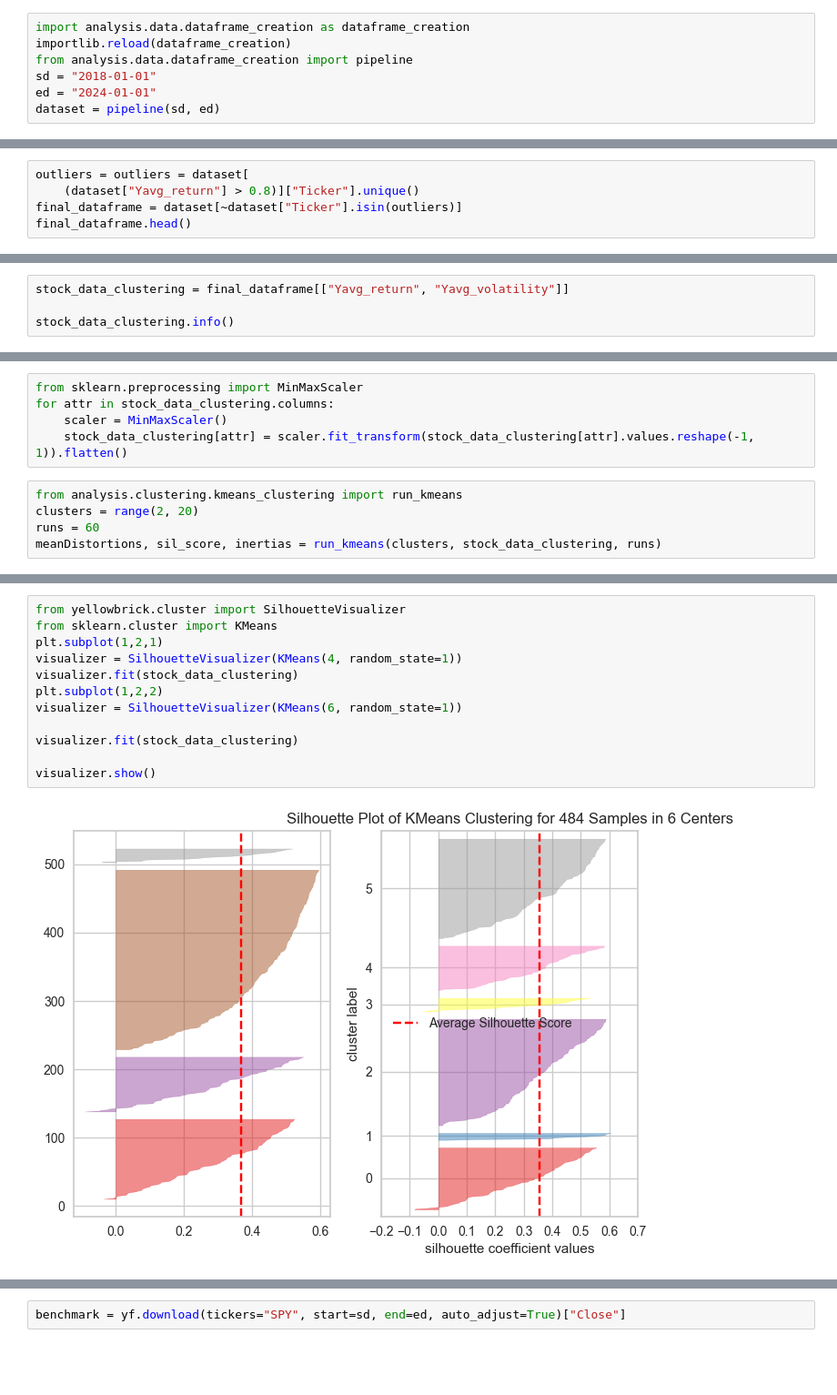
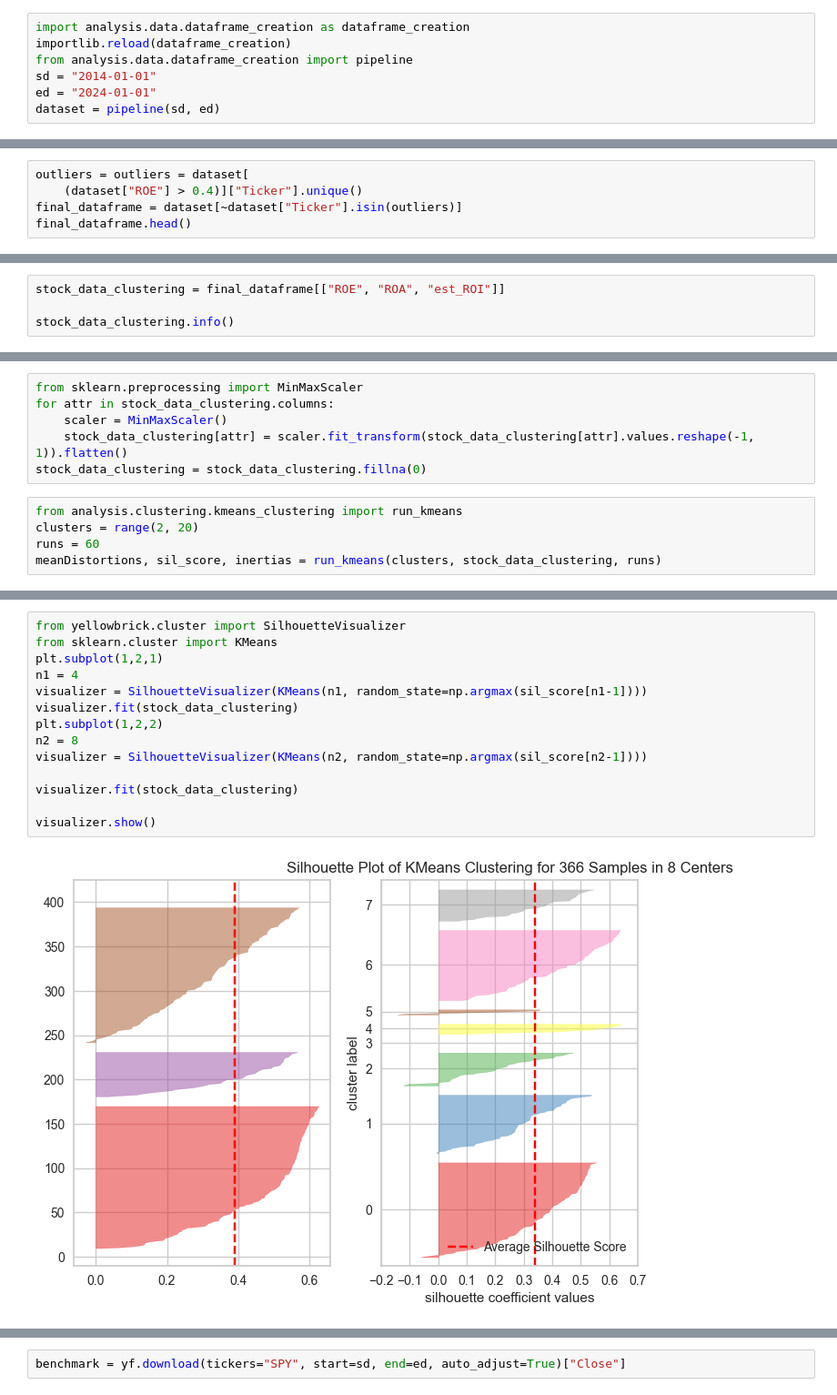
Before and after one commit to mitchchessnoob/portfolio_optimization, a Jupyter notebook: analysis/kmeans_RRR.ipynb, the cells around one changed output, grey strips where cells are left out. Shown at 91% size. Saved outputs shown, nothing was run; the diff lists cells and outputs as text; blank space fills up the shorter version.

```diff
--- a/analysis/kmeans_RRR.ipynb
+++ b/analysis/kmeans_RRR.ipynb
@@ -10,7 +10,7 @@ warnings.filterwarnings('ignore')
 import analysis.data.dataframe_creation as dataframe_creation
 importlib.reload(dataframe_creation)
 from analysis.data.dataframe_creation import pipeline
-sd = "2018-01-01"
+sd = "2014-01-01"
 ed = "2024-01-01"
 dataset = pipeline(sd, ed)
 # %% [output]
@@ -50,6 +50,6 @@ plt.show()
 # %%
 outliers = outliers = dataset[
-    (dataset["Yavg_return"] > 0.8)]["Ticker"].unique()
+    (dataset["ROE"] > 0.4)]["Ticker"].unique()
 final_dataframe = dataset[~dataset["Ticker"].isin(outliers)]
 final_dataframe.head()
 # %% [output]
@@ -62,5 +63,5 @@ final_dataframe.head()
 # %%
-stock_data_clustering = final_dataframe[["Yavg_return",	"Yavg_volatility"]]
+stock_data_clustering = final_dataframe[["ROE",	"ROA", "est_ROI"]]
 
 stock_data_clustering.info()
 # %% [output]
@@ -78,6 +80,7 @@ from sklearn.preprocessing import MinMaxScaler
 for attr in stock_data_clustering.columns:
     scaler = MinMaxScaler()
     stock_data_clustering[attr] = scaler.fit_transform(stock_data_clustering[attr].values.reshape(-1, 1)).flatten()
+stock_data_clustering = stock_data_clustering.fillna(0)
 # %%
 from analysis.clustering.kmeans_clustering import run_kmeans
 clusters = range(2, 20)
@@ -91,14 +94,16 @@ plot_kmeans(runs, clusters, meanDistortions, sil_score, inertias)
 # %%
 from yellowbrick.cluster import SilhouetteVisualizer
 from sklearn.cluster import KMeans
 plt.subplot(1,2,1)
-visualizer = SilhouetteVisualizer(KMeans(4, random_state=1))
+n1 = 4
+visualizer = SilhouetteVisualizer(KMeans(n1, random_state=np.argmax(sil_score[n1-1])))
 visualizer.fit(stock_data_clustering)
 plt.subplot(1,2,2)
-visualizer = SilhouetteVisualizer(KMeans(6, random_state=1))
+n2 = 8
+visualizer = SilhouetteVisualizer(KMeans(n2, random_state=np.argmax(sil_score[n2-1])))
 
 visualizer.fit(stock_data_clustering)
 
 visualizer.show()
 # %% [output]
-[figure, old version]
+[figure, new version]
```
Also changed, not shown: parts of 17 cells of this notebook, 1 other file.
